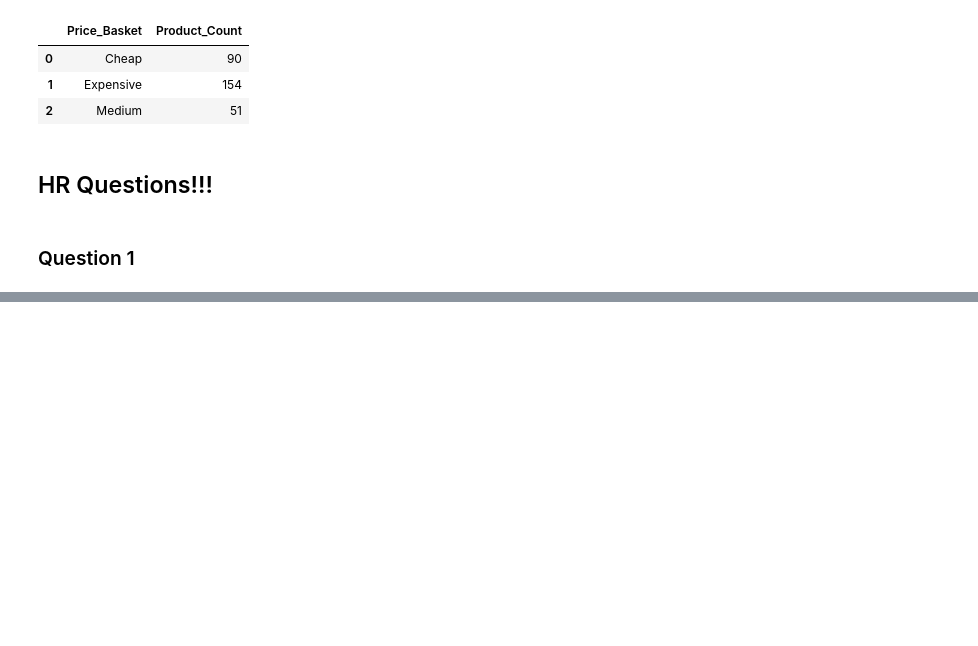
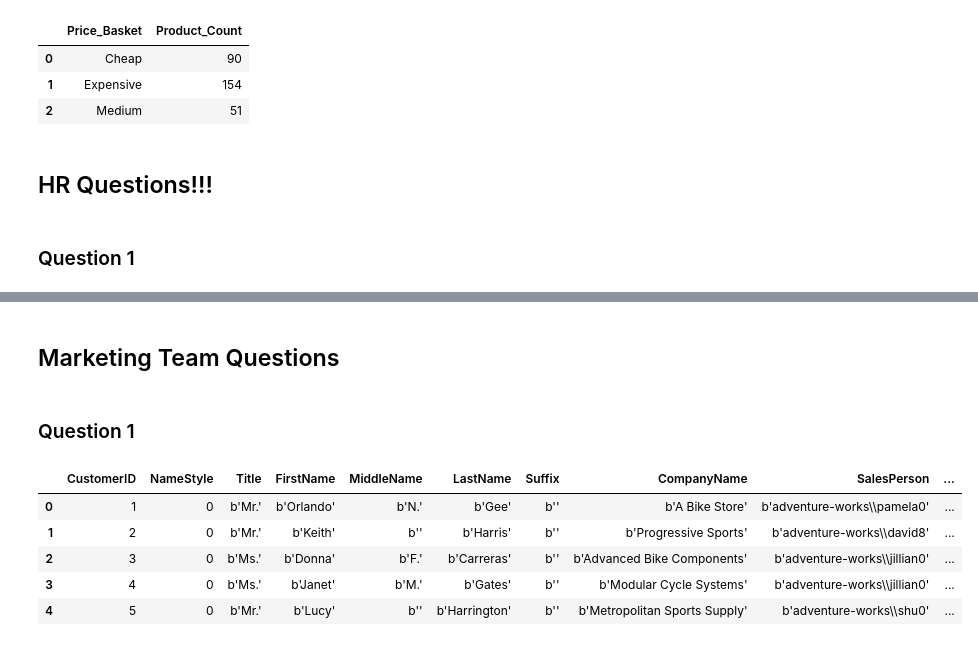
Before and after one commit to S-Shockley/SQLCaseStudy, a Jupyter notebook: project.ipynb, the cells around one changed output, grey strips where cells are left out. Saved outputs shown, nothing was run; the diff lists cells and outputs as text; code cells hidden in the pictures; blank space fills up the shorter version.

```diff
--- a/project.ipynb
+++ b/project.ipynb
@@ -145,0 +187,13 @@ FROM
+# %%
+Query4 = '''
+SELECT title, sallaried, vacation_hours, AVG(vacation_hours)
+FROM employees
+WHERE title LIKE '%sales%'
+GROUP BY sallaried
+
+'''
+
+with sqlite3.connect(db_employees) as conn:
+        salaried = pd.read_sql_query(Query4, conn)
+
+salaried
@@ -145,0 +204,18 @@ FROM
+# %%
+Query5 = '''
+SELECT title, sallaried, AVG(vacation_hours)
+FROM employees
+WHERE title LIKE '%sales%'
+GROUP BY sallaried
+UNION ALL
+SELECT title, sallaried,AVG(vacation_hours)
+FROM employees
+WHERE title LIKE '%manager%'
+GROUP BY sallaried
+
+'''
+
+with sqlite3.connect(db_employees) as conn:
+        salaried = pd.read_sql_query(Query5, conn)
+
+salaried
@@ -145,0 +230,24 @@ FROM
+# %% [markdown]
+## Marketing Team Questions
+# %% [markdown]
+### Question 1
+# %%
+
+
+Query6 = '''
+SELECT *
+FROM customer
+'''
+
+with sqlite3.connect(db_ref) as conn:
+    conn.text_factory = bytes
+    customers = pd.read_sql_query(Query6, conn)
+
+customers.head()
+# %% [output]
+|  | CustomerID | NameStyle | Title | FirstName | MiddleName | LastName | Suffix | CompanyName | SalesPerson | ... |
+| 0 | 1 | 0 | b'Mr.' | b'Orlando' | b'N.' | b'Gee' | b'' | b'A Bike Store' | b'adventure-works\\pamela0' | ... |
+| 1 | 2 | 0 | b'Mr.' | b'Keith' | b'' | b'Harris' | b'' | b'Progressive Sports' | b'adventure-works\\david8' | ... |
+| 2 | 3 | 0 | b'Ms.' | b'Donna' | b'F.' | b'Carreras' | b'' | b'Advanced Bike Components' | b'adventure-works\\jillian0' | ... |
+| 3 | 4 | 0 | b'Ms.' | b'Janet' | b'M.' | b'Gates' | b'' | b'Modular Cycle Systems' | b'adventure-works\\jillian0' | ... |
+| 4 | 5 | 0 | b'Mr.' | b'Lucy' | b'' | b'Harrington' | b'' | b'Metropolitan Sports Supply' | b'adventure-works\\shu0' | ... |
```
Also changed, not shown: parts of 8 cells of this notebook, 3 other files.
